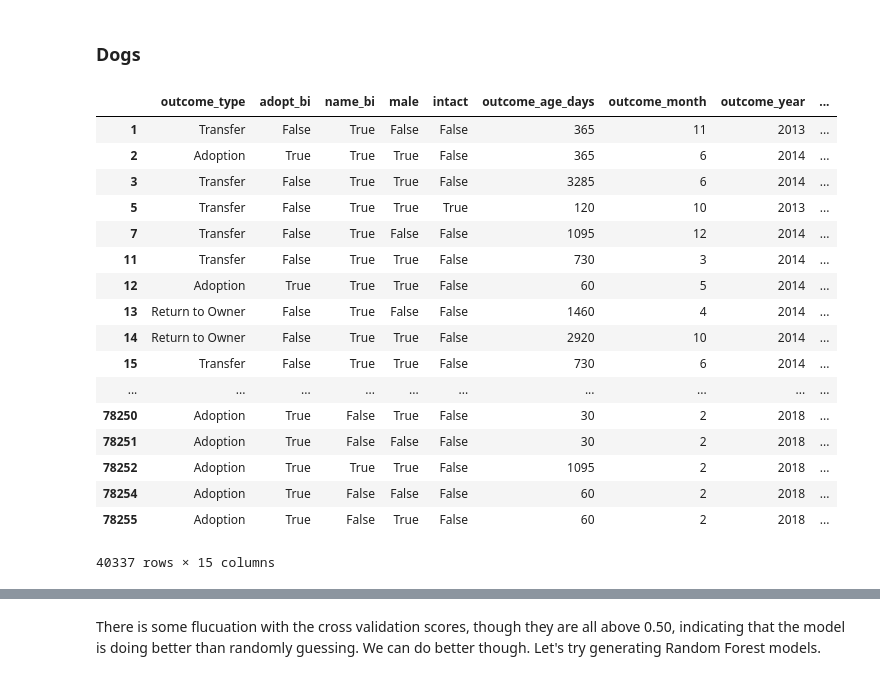
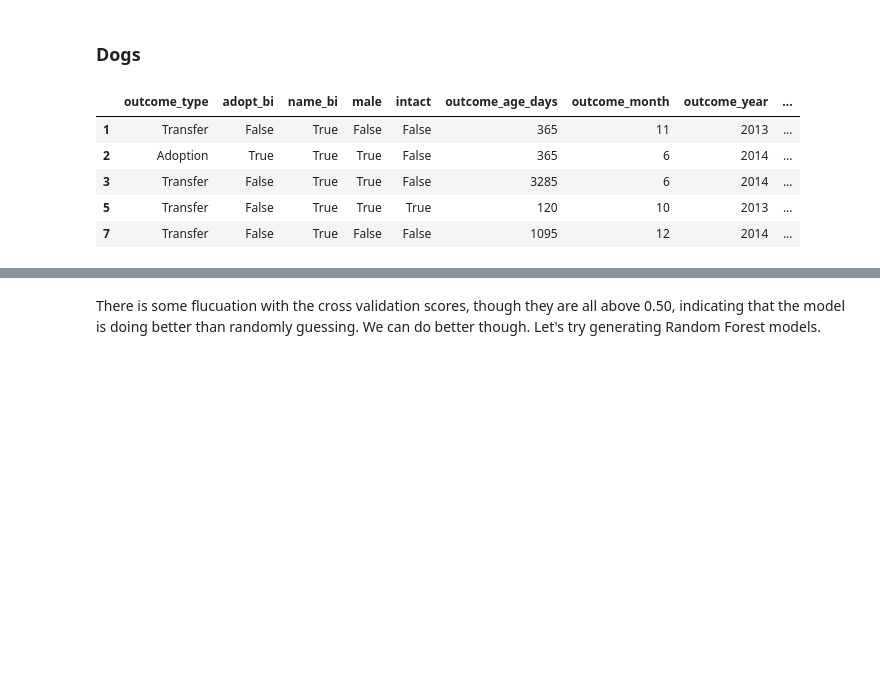
Before and after one commit to jlinGG/Thinkful-DS-Bootcamp, a Jupyter notebook: Capstone-3.ipynb, the cells around one changed output, grey strips where cells are left out. Saved outputs shown, nothing was run; the diff lists cells and outputs as text; code cells hidden in the pictures; blank space fills up the shorter version.

```diff
--- a/Capstone-3.ipynb
+++ b/Capstone-3.ipynb
@@ -901,26 +820,14 @@ dog_df2a[bi_columns] = dog_df2a[bi_columns].astype(bool)
 category_columns = ['outcome_month','outcome_year']
 dog_df2a[category_columns] = dog_df2a[category_columns].astype(str)
 # %%
-encoder(dog_df2a)
+encoder(dog_df2a).head(5)
 # %% [output]
 |  | outcome_type | adopt_bi | name_bi | male | intact | outcome_age_days | outcome_month | outcome_year | ... |
 | 1 | Transfer | False | True | False | False | 365 | 11 | 2013 | ... |
 | 2 | Adoption | True | True | True | False | 365 | 6 | 2014 | ... |
 | 3 | Transfer | False | True | True | False | 3285 | 6 | 2014 | ... |
 | 5 | Transfer | False | True | True | True | 120 | 10 | 2013 | ... |
 | 7 | Transfer | False | True | False | False | 1095 | 12 | 2014 | ... |
-| 11 | Transfer | False | True | True | False | 730 | 3 | 2014 | ... |
-| 12 | Adoption | True | True | True | False | 60 | 5 | 2014 | ... |
-| 13 | Return to Owner | False | True | False | False | 1460 | 4 | 2014 | ... |
-| 14 | Return to Owner | False | True | True | False | 2920 | 10 | 2014 | ... |
-| 15 | Transfer | False | True | True | False | 730 | 6 | 2014 | ... |
-| ... | ... | ... | ... | ... | ... | ... | ... | ... | ... |
-| 78250 | Adoption | True | False | True | False | 30 | 2 | 2018 | ... |
-| 78251 | Adoption | True | False | False | False | 30 | 2 | 2018 | ... |
-| 78252 | Adoption | True | True | True | False | 1095 | 2 | 2018 | ... |
-| 78254 | Adoption | True | False | False | False | 60 | 2 | 2018 | ... |
-| 78255 | Adoption | True | False | True | False | 60 | 2 | 2018 | ... |
-40337 rows × 15 columns
 # %%
 Xd = dog_df2.drop(['outcome_type','adopt_bi'], 1)
 yd = dog_df2['adopt_bi']
```
Also changed, not shown: parts of 57 cells of this notebook.
